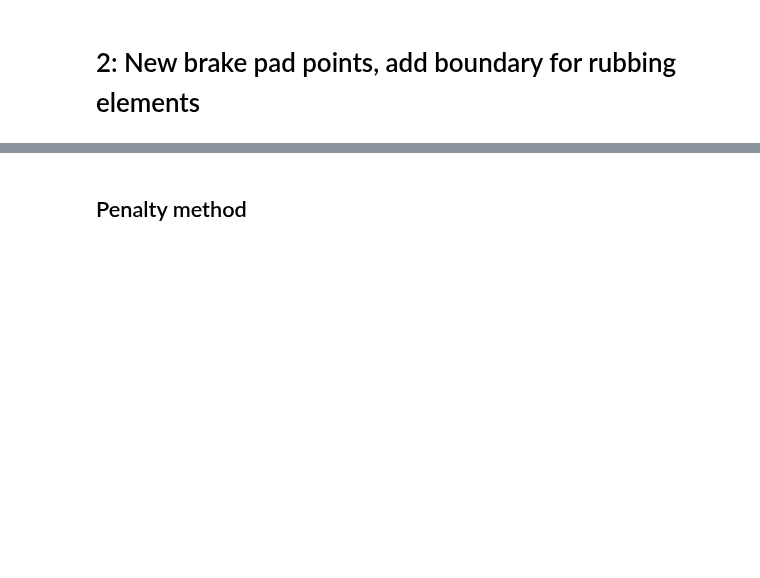
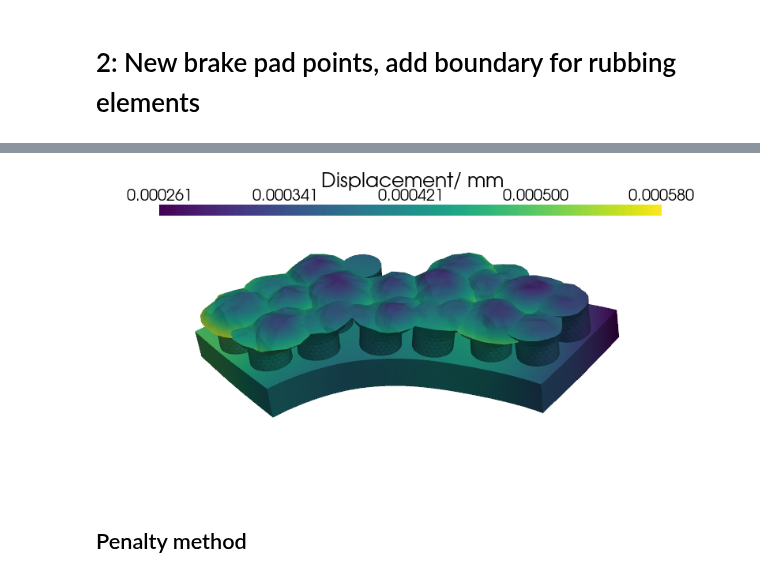
Before and after one commit to yanjun96/thermal_mechanics_fenicsx, a Jupyter notebook: mech_disc/brake_pad_1.ipynb, the cells around one changed output, grey strips where cells are left out. Cells and saved outputs as stored; diff of their text form; code cells hidden in the pictures; blank space fills up the shorter version.

```diff
--- a/mech_disc/brake_pad_1.ipynb
+++ b/mech_disc/brake_pad_1.ipynb
@@ -138,3 +150,9 @@ Info    : Done reading 'new_pad.msh'
+# %%
+scale_factor = 10000
+plot_s_pad = plot_S_pad(Vu,u_d,scale_factor )
+plot_s_pad.show()
+# %% [output]
+[figure, added]
 # %% [markdown]
 ## Penalty method
 # %%
```
Also changed, not shown: parts of 7 cells of this notebook, 7 other files.
